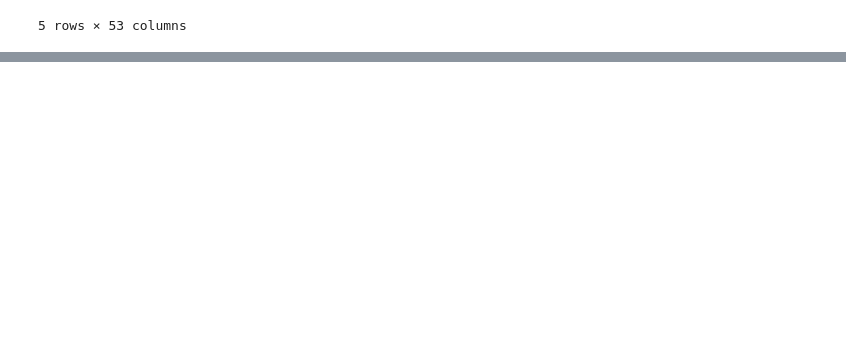
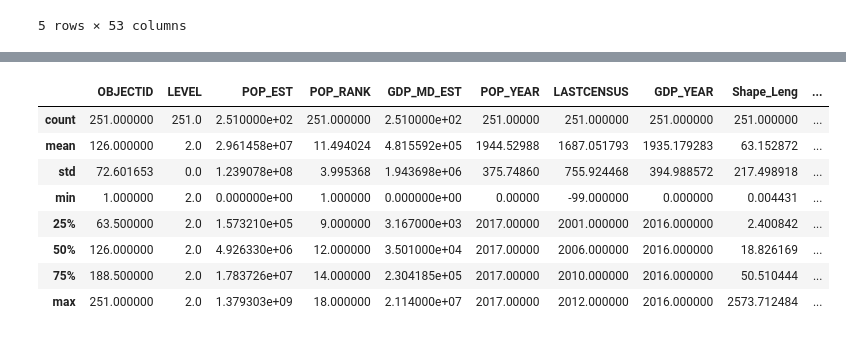
Before and after one commit to ewattudo/datamanagement, a Jupyter notebook: PS1.ipynb, the cells around one changed output, grey strips where cells are left out. Saved outputs shown, nothing was run; the diff lists cells and outputs as text; code cells hidden in the pictures; blank space fills up the shorter version.

```diff
--- a/PS1.ipynb
+++ b/PS1.ipynb
@@ -115,0 +233,12 @@ Warning: Total number of columns (53) exceeds max_columns (20). Falling back to
+# %%
+Countries.describe()
+# %% [output]
+|  | OBJECTID | LEVEL | POP_EST | POP_RANK | GDP_MD_EST | POP_YEAR | LASTCENSUS | GDP_YEAR | Shape_Leng | ... |
+| count | 251.000000 | 251.0 | 2.510000e+02 | 251.000000 | 2.510000e+02 | 251.00000 | 251.000000 | 251.000000 | 251.000000 | ... |
+| mean | 126.000000 | 2.0 | 2.961458e+07 | 11.494024 | 4.815592e+05 | 1944.52988 | 1687.051793 | 1935.179283 | 63.152872 | ... |
+| std | 72.601653 | 0.0 | 1.239078e+08 | 3.995368 | 1.943698e+06 | 375.74860 | 755.924468 | 394.988572 | 217.498918 | ... |
+| min | 1.000000 | 2.0 | 0.000000e+00 | 1.000000 | 0.000000e+00 | 0.00000 | -99.000000 | 0.000000 | 0.004431 | ... |
+| 25% | 63.500000 | 2.0 | 1.573210e+05 | 9.000000 | 3.167000e+03 | 2017.00000 | 2001.000000 | 2016.000000 | 2.400842 | ... |
+| 50% | 126.000000 | 2.0 | 4.926330e+06 | 12.000000 | 3.501000e+04 | 2017.00000 | 2006.000000 | 2016.000000 | 18.826169 | ... |
+| 75% | 188.500000 | 2.0 | 1.783726e+07 | 14.000000 | 2.304185e+05 | 2017.00000 | 2010.000000 | 2016.000000 | 50.510444 | ... |
+| max | 251.000000 | 2.0 | 1.379303e+09 | 18.000000 | 2.114000e+07 | 2017.00000 | 2012.000000 | 2016.000000 | 2573.712484 | ... |
```
Also changed, not shown: parts of 15 cells of this notebook.
